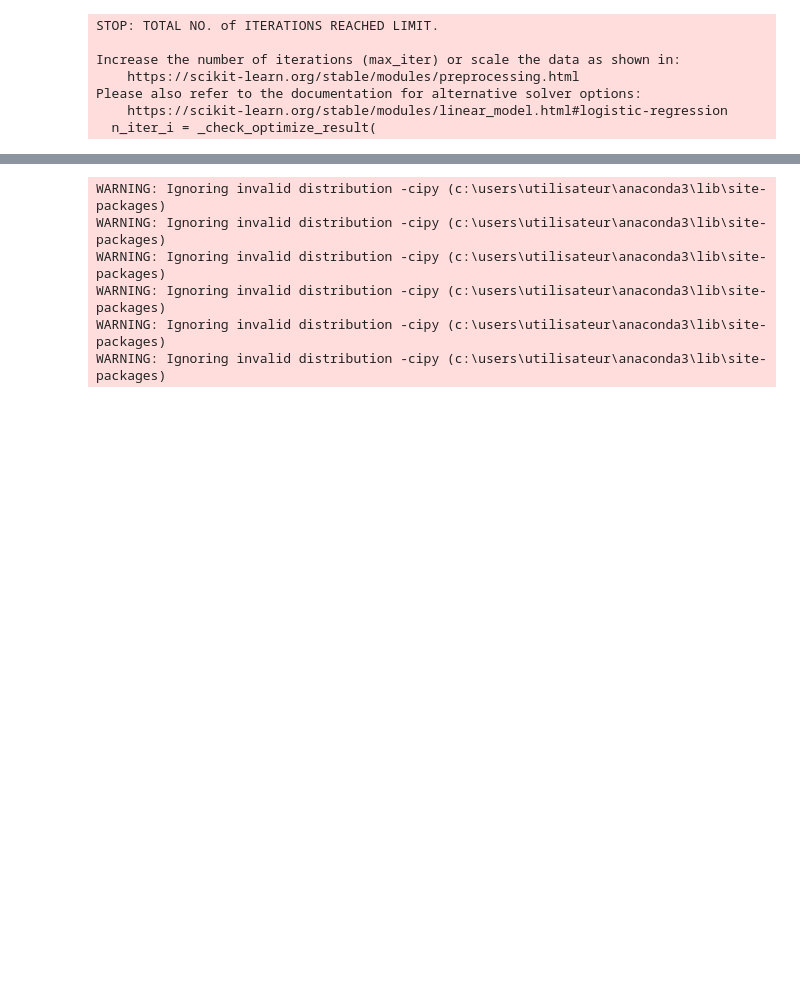
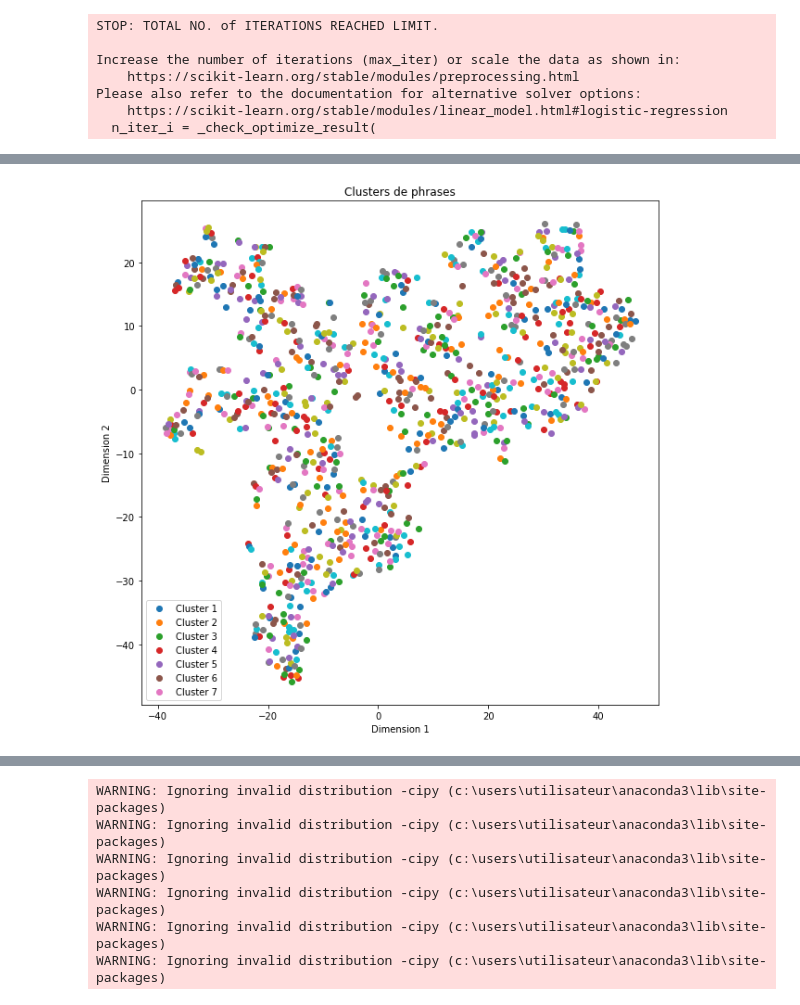
Before and after one commit to LaurenceAndraud/cosmo-dev-still-grindin, a Jupyter notebook: Prétraitement données images et textes.ipynb, the cells around one changed output, grey strips where cells are left out. Drawn from its saved outputs; the diff is of its cells as text; code cells hidden in the pictures; blank space fills up the shorter version.

```diff
--- a/Prétraitement données images et textes.ipynb
+++ b/Prétraitement données images et textes.ipynb
@@ -440,0 +424,22 @@ plt.show()
+# %%
+# Création d'une liste de mots clés pour chaque cluster
+cluster_keywords = []
+for i in range(len(set(labels))):
+    # Récupération des indices des phrases dans le cluster
+    indices = [j for j in range(len(labels)) if labels[j] == i]
+    # Création d'une liste de mots pour toutes les phrases dans le cluster
+    words = [word for sentence in [sentences[j] for j in indices if j < len(sentences)] for word in sentence]
+    # Calcul de la fréquence de chaque mot dans le cluster
+    freq_dist = FreqDist(words)
+    # Élimination des mots fréquents dans tous les clusters
+    common_words = set([word for word, freq in freq_dist.most_common(50)])
+    for word in common_words:
+        freq_dist.pop(word, None)
+    # Sélection des 10 mots les plus fréquents dans le cluster
+    cluster_keywords.append([word for word, freq in freq_dist.most_common(10)])
+
+# Affichage des mots clés pour chaque cluster
+for i, keywords in enumerate(cluster_keywords):
+    print("Cluster ", i+1, ":")
+    print(keywords)
+    print()
@@ -440,0 +467,19 @@ plt.show()
+# %%
+from sklearn.manifold import TSNE
+tsne = TSNE(n_components=2, random_state=0)
+X_tsne = tsne.fit_transform(vectors)
+
+fig, ax = plt.subplots(figsize=(10, 10))
+
+for i in range(len(X_tsne)):
+    ax.scatter(X_tsne[i, 0], X_tsne[i, 1], cmap='viridis')
+
+label_names = ['Cluster 1', 'Cluster 2', 'Cluster 3', 'Cluster 4', 'Cluster 5', 'Cluster 6', 'Cluster 7']
+
+ax.set_xlabel('Dimension 1')
+ax.set_ylabel('Dimension 2')
+ax.set_title('Clusters de phrases')
+plt.legend(label_names, loc='best')
+plt.show()
+# %% [output]
+[figure, added]
```
Also changed, not shown: parts of 13 cells of this notebook.
